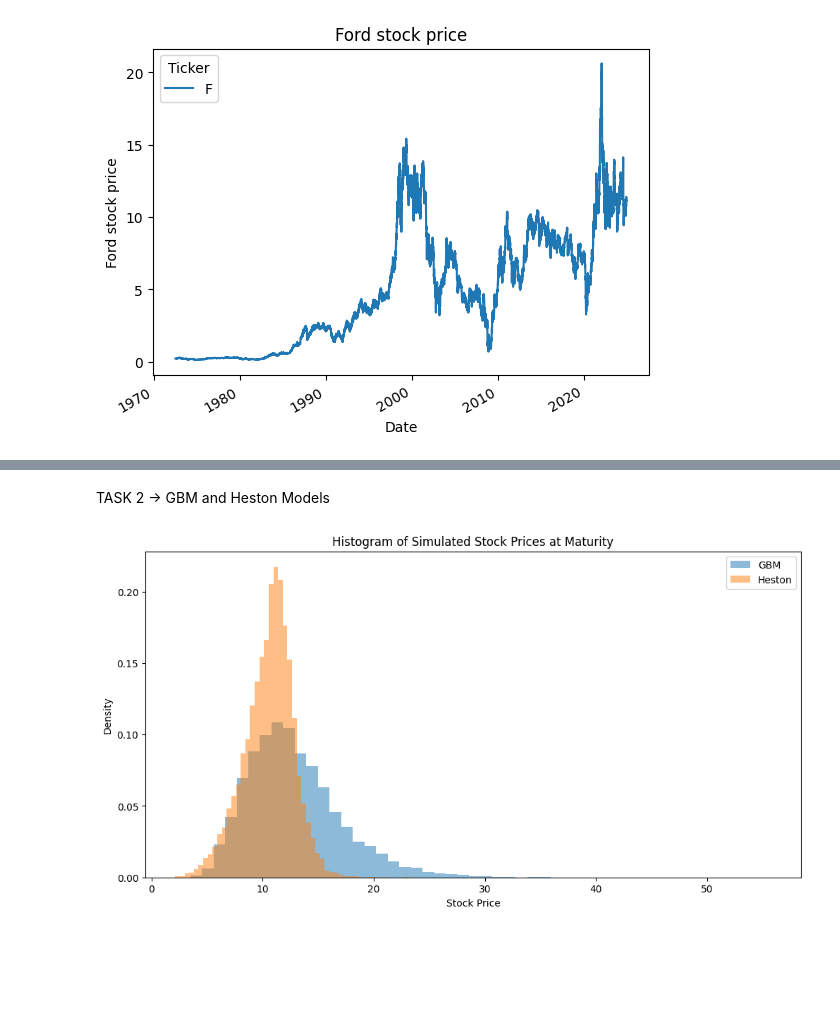
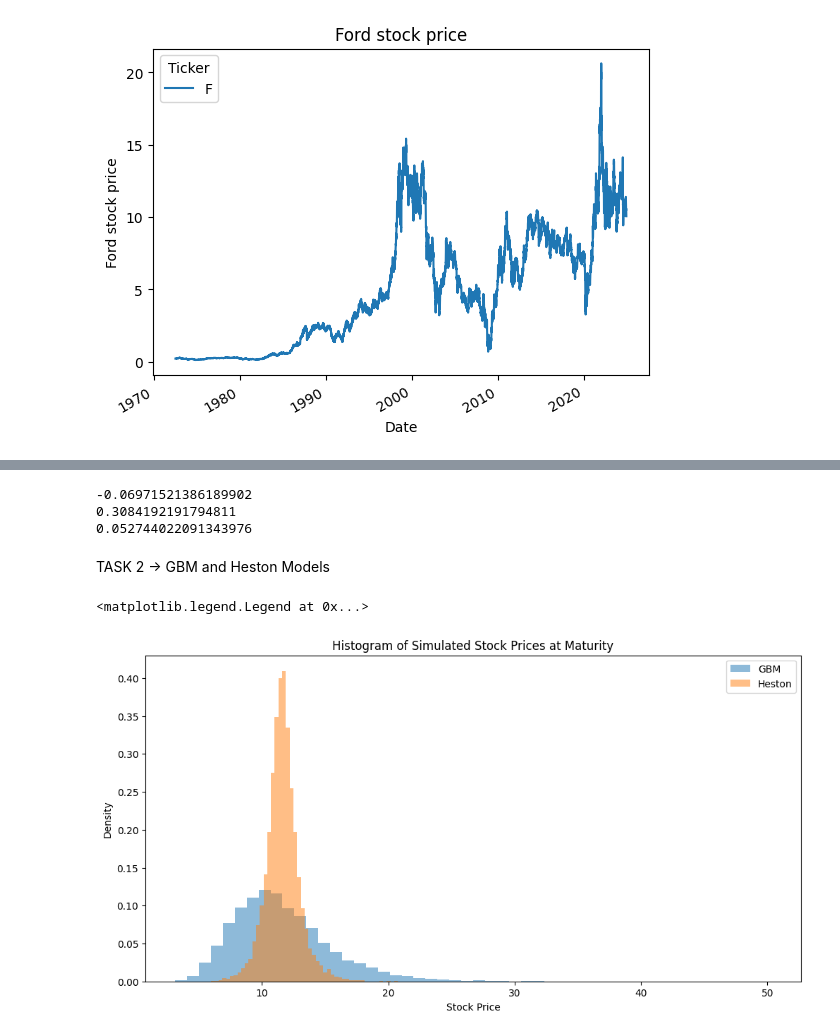
Before and after one commit to Nikolyking/Stochastic-Calculus-Coursework, a Jupyter notebook: main.ipynb, the cells around one changed output, grey strips where cells are left out. Saved outputs shown, nothing was run; the diff lists cells and outputs as text; code cells hidden in the pictures; blank space fills up the shorter version.

```diff
--- a/main.ipynb
+++ b/main.ipynb
@@ -78,3 +79,42 @@ Annualized mean volatility over stock returns is 32.55839
+# %%
+## Getting
+
+data['YearMonth'] = data.index.to_period('M')
+monthly_variance = data.groupby('YearMonth')['Daily returns'].var()/100
+monthly_variance.index = monthly_variance.index.to_timestamp()
+
+# Compute Monthly Stock Price Change (Delta S)
+monthly_prices = data.groupby('YearMonth')['Ford stock price'].last()
+monthly_price_change = monthly_prices.diff()
+
+# Compute Monthly Variance Change (Delta Variance)
+monthly_variance_change = monthly_variance.diff()
+
+# Estimate \rho (Correlation)
+correlation_rho = np.corrcoef(monthly_price_change[1:].values.ravel(), monthly_variance_change[1:].values)[0, 1]
+
+variance_lagged = monthly_variance[:-1]
+variance_next = monthly_variance[1:]
+
+delta_variance = variance_next.values - variance_lagged.values
+slope, intercept, r_value, p_value, std_err = linregress(variance_lagged.values, delta_variance)
+
+# \kappa is the negative of the slope
+kappa_reg = -slope
+
+# \theta is the intercept divided by \kappa
+if kappa_reg != 0:
+    theta_reg = intercept / kappa_reg
+else:
+    theta_reg = np.nan
+
+print(correlation_rho)
+print(kappa_reg)
+print(theta_reg)
+# %% [output]
+-0.06971521386189902
+0.3084192191794811
+0.052744022091343976
 # %% [markdown]
 TASK 2 -> GBM and Heston Models
 # %%
@@ -82,6 +122,7 @@ TASK 2 -> GBM and Heston Models
 S0 = data["Ford stock price"].iloc[-1] # Initial stock price
 S0 = float(S0.iloc[0])
 alpha = (data['Daily returns'].mean()*252)/100  # Mean annualized return (drift)
+# alpha = 0
 sigma = data['Volatility'].mean()*(252**0.5)/100  # Annualized volatility
 dt = 1/252  # Time step (1 trading day)
 T = 1  # Total time (1 year)
@@ -101,10 +142,16 @@ stock_paths_gbm = S0 * np.exp(sigma * W + drift)  # Compute GBM stock price path
 stock_prices_gbm = stock_paths_gbm[:, -1]  # Final stock prices for each path at maturity (T)
 
 # Heston Model Parameters
+# xi = 0.3  # Volatility of variance
+# kappa = 2.0  # Rate of mean reversion
+# theta = 0.04  # Long-run variance
+# rho = -0.7  # Correlation between stock price and variance
+# v0 = sigma**2  # Initial variance, squared GBM volatility
+
 xi = 0.3  # Volatility of variance
-kappa = 2.0  # Rate of mean reversion
-theta = 0.04  # Long-run variance
-rho = -0.7  # Correlation between stock price and variance
+kappa = kappa_reg  # Rate of mean reversion
+theta = theta_reg  # Long-run variance
+rho = correlation_rho  # Correlation between stock price and variance
 v0 = sigma**2  # Initial variance, squared GBM volatility
 
 # Heston Model Simulation
@@ -112,36 +159,41 @@ v = np.full((simulations, N), v0)  # Initialize variance paths with the initial
 random_numbers_1 = np.random.normal(0, 1, (simulations, N))  # Independent normal random numbers for W_S
 random_numbers_2 = np.random.normal(0, 1, (simulations, N))  # Independent normal random numbers for W_V
 dW_S = random_numbers_1 * np.sqrt(dt)  # Scale random numbers for stock price Brownian motion
 dW_V = rho * random_numbers_1 * np.sqrt(dt) + np.sqrt(1 - rho**2) * random_numbers_2 * np.sqrt(dt)
 # Create correlated Brownian motion for variance using rho
 
 # Simulate variance and enforce non-negativity
 for i in range(1, N):  # Iterate over time steps
     v[:, i] = v[:, i-1] + kappa * (theta - v[:, i-1]) * dt + xi * np.sqrt(np.maximum(v[:, i-1], 0)) * dW_V[:, i-1]
     # Update variance based on Heston stochastic variance formula
     v[:, i] = np.maximum(v[:, i], 0)  # Ensure variance stays non-negative
 
-# Simulate stock prices
-W_S = np.cumsum(dW_S, axis=1)  # Compute cumulative Brownian motion for stock prices
-integral_v = np.cumsum(v * dt, axis=1)  # Compute integral of variance over time
-stock_paths_heston = S0 * np.exp(W_S * np.sqrt(v) - 0.5 * integral_v)
+# Initialize stock paths
+stock_paths_heston = np.zeros((simulations, N))
+stock_paths_heston[:, 0] = S0  # Initial stock price
+
+for i in range(1, N):
+    stock_paths_heston[:, i] = stock_paths_heston[:, i-1] * np.exp(
+        v[:, i-1] * dW_S[:, i-1] - 0.5 * v[:, i-1]**2 * dt + alpha * dt
+    )
+
 # Compute Heston stock price paths using stochastic volatility
 
 # Extract stock prices at maturity
 stock_prices_heston = stock_paths_heston[:, -1]  # Final stock prices for each path at maturity (T)
 
 # Histograms
 bins = 50  # Number of bins for the histogram
 plt.figure(figsize=(12, 6))  # Create a figure with specified size
 
 plt.hist(stock_prices_gbm, bins=bins, alpha=0.5, label='GBM', density=True)
 # Plot histogram for GBM stock prices
 plt.hist(stock_prices_heston, bins=bins, alpha=0.5, label='Heston', density=True)
 # Plot histogram for Heston stock prices
 plt.title("Histogram of Simulated Stock Prices at Maturity")  # Add a title to the plot
 plt.xlabel("Stock Price")  # Label the x-axis
 plt.ylabel("Density")  # Label the y-axis
 plt.legend()  # Add a legend to distinguish GBM and Heston
-plt.show()  # Display the plot
 # %% [output]
+<matplotlib.legend.Legend at 0x...>
-[figure, old version]
+[figure, new version]
```
Also changed, not shown: parts of 8 cells of this notebook, 2 other files.
